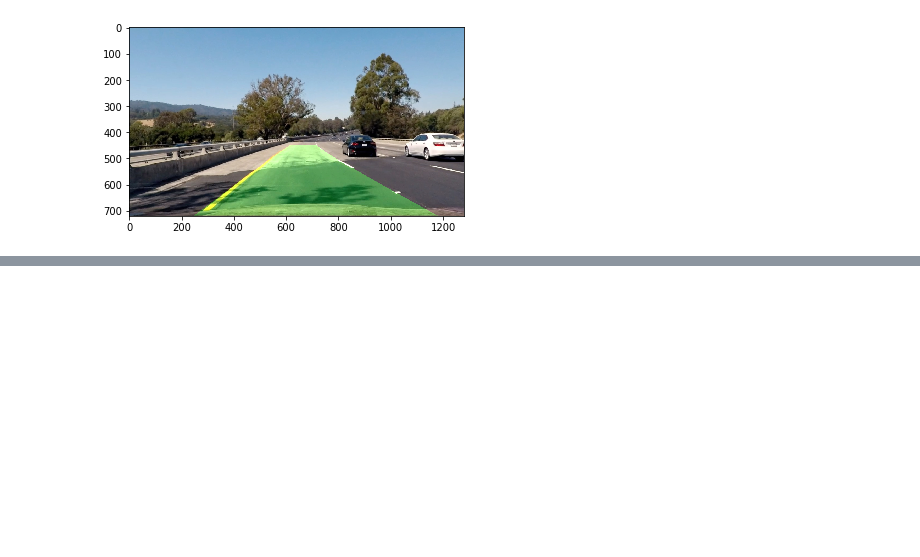
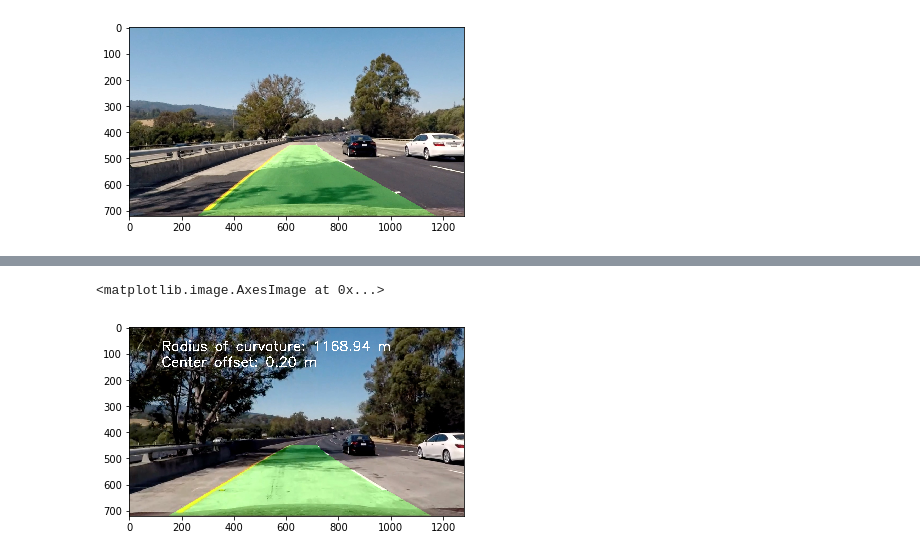
Before and after one commit to prateeksawhney97/Advanced-Lane-Finding-P2, a Jupyter notebook: P2.ipynb, the cells around one changed output, grey strips where cells are left out. Cells and saved outputs as stored; diff of their text form; code cells hidden in the pictures; blank space fills up the shorter version.

```diff
--- a/P2.ipynb
+++ b/P2.ipynb
@@ -23,7 +23,7 @@ import matplotlib.image as mpimg
 # %%
 #image = cv2.imread('test_images/straight_lines2.jpg')
 image = mpimg.imread('test_images/straight_lines2.jpg')
-image123 = mpimg.imread('test_images/straight_lines1.jpg')
+image123 = mpimg.imread('test_images/test5.jpg')
 print('This image is:', type(image), 'with dimensions:', image.shape)
 plt.imshow(image)
 print('\nThis image is distorted')
@@ -469,19 +511,3 @@ for image in binary_warped_images:
 # %%
 from moviepy.editor import VideoFileClip
 from IPython.display import HTML
-# %%
-def process_image(image):
-    # TODO: put your pipeline here
-    initial_image = np.copy(image)
-    undistorted = cal_undistort(initial_image, objpoints, imgpoints)
-    #gray = cv2.cvtColor(undistorted, cv2.COLOR_RGB2GRAY)
-    #hls = cv2.cvtColor(undistorted, cv2.COLOR_RGB2HLS)
-    #S = hls[:,:,2]
-    #thresh = (90, 255)
-    #binary = np.zeros_like(S)
-    #binary_image = binary[(S > thresh[0]) & (S <= thresh[1])] = 1
-
-    return undistorted
-
-result_image = process_image(image123)
-plt.imshow(result_image)
@@ -491,3 +514,64 @@ plt.imshow(result_image)
+# %%
+def process_image(image):
+    # TODO: put your pipeline here
+    initial_image = np.copy(image)
+    undistorted = cal_undistort(initial_image, objpoints, imgpoints)
+    #gray = cv2.cvtColor(undistorted, cv2.COLOR_RGB2GRAY)
+    hls = cv2.cvtColor(undistorted, cv2.COLOR_RGB2HLS)
+    s_channel = hls[:,:,2]
+    gray = cv2.cvtColor(undistorted, cv2.COLOR_RGB2GRAY)
+    sobelx = cv2.Sobel(gray, cv2.CV_64F, 1, 0) # Take the derivative in x
+    abs_sobelx = np.absolute(sobelx) # Absolute x derivative to accentuate lines away from horizontal
+    scaled_sobel = np.uint8(255*abs_sobelx/np.max(abs_sobelx))
+    thresh_min = 20
+    thresh_max = 100
+    sxbinary = np.zeros_like(scaled_sobel)
+    sxbinary[(scaled_sobel >= thresh_min) & (scaled_sobel <= thresh_max)] = 1
+    s_thresh_min = 170
+    s_thresh_max = 255
+    s_binary = np.zeros_like(s_channel)
+    s_binary[(s_channel >= s_thresh_min) & (s_channel <= s_thresh_max)] = 1
+    color_binary = np.dstack(( np.zeros_like(sxbinary), sxbinary, s_binary)) * 255
+    combined_binary = np.zeros_like(sxbinary)
+    combined_binary[(s_binary == 1) | (sxbinary == 1)] = 1
+    warped_image = warper(combined_binary, src, dst)
+    #result = fit_polynomial(warped_image)
+    #result = search_around_poly(warped_image)
+    curvature_string, offset = radius_and_offset(warped_image)
+    #print(curvature_string)
+    #print(offset)
+    margin = 100
+    nonzero = warped_image.nonzero()
+    nonzeroy = np.array(nonzero[0])
+    nonzerox = np.array(nonzero[1])
+    left_lane_inds = ((nonzerox > (left_fit[0]*(nonzeroy**2) + left_fit[1]*nonzeroy +
+                    left_fit[2] - margin)) & (nonzerox < (left_fit[0]*(nonzeroy**2) +
+                    left_fit[1]*nonzeroy + left_fit[2] + margin)))
+    right_lane_inds = ((nonzerox > (right_fit[0]*(nonzeroy**2) + right_fit[1]*nonzeroy +
+                    right_fit[2] - margin)) & (nonzerox < (right_fit[0]*(nonzeroy**2) +
+                    right_fit[1]*nonzeroy + right_fit[2] + margin)))
+    leftx = nonzerox[left_lane_inds]
+    lefty = nonzeroy[left_lane_inds]
+    rightx = nonzerox[right_lane_inds]
+    righty = nonzeroy[right_lane_inds]
+    left_fitx, right_fitx, ploty = fit_poly(warped_image.shape, leftx, lefty, rightx, righty)
+    warp_zero = np.zeros_like(warped_image).astype(np.uint8)
+    color_warp = np.dstack((warp_zero, warp_zero, warp_zero))
+    pts_left = np.array([np.transpose(np.vstack([left_fitx, ploty]))])
+    pts_right = np.array([np.flipud(np.transpose(np.vstack([right_fitx, ploty])))])
+    pts = np.hstack((pts_left, pts_right))
+    cv2.fillPoly(color_warp, np.int_([pts]), (0,255, 0))
+    newwarp = cv2.warpPerspective(color_warp, M_inverse, img_size)
+    result_final = cv2.addWeighted(undistorted, 1, newwarp, 0.3, 0)
+    cv2.putText(result_final,curvature_string , (125, 90), cv2.FONT_HERSHEY_SIMPLEX, 1.7, (255,255,255), thickness=4)
+    cv2.putText(result_final, offset, (125, 150), cv2.FONT_HERSHEY_SIMPLEX, 1.7, (255,255,255), thickness=4)
+    return result_final
+
+result_image = process_image(image123)
+plt.imshow(result_image, cmap='gray')
+# %% [output]
+<matplotlib.image.AxesImage at 0x...>
+[figure, added]
 # %%
 white_output = 'test_videos_output/project_video_output.mp4'
 clip1 = VideoFileClip("project_video.mp4")
```
Also changed, not shown: parts of 9 cells of this notebook, 1 other file.
